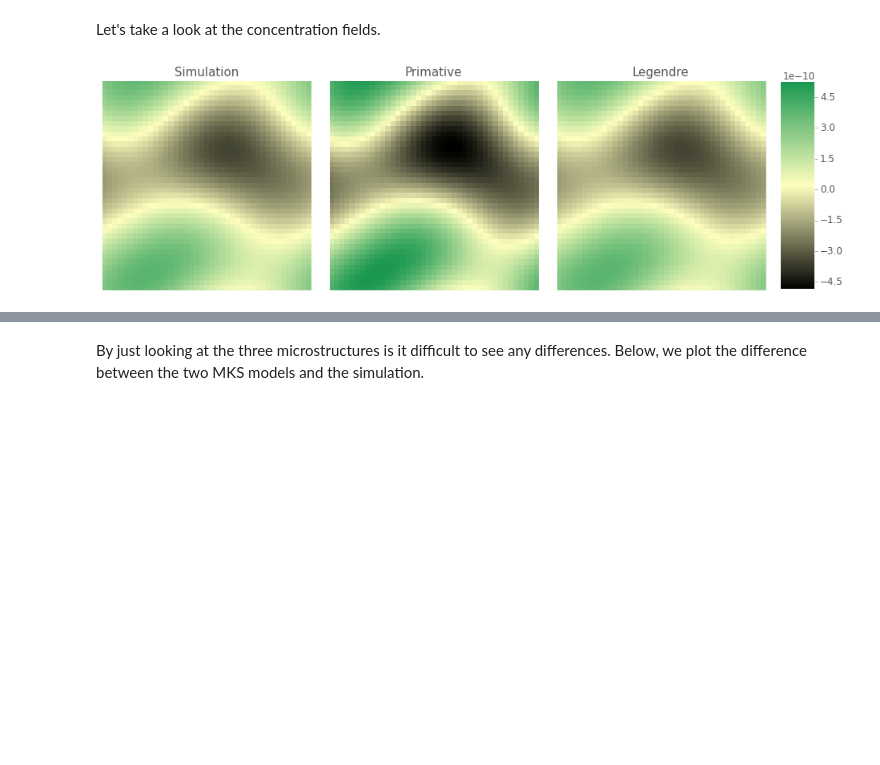
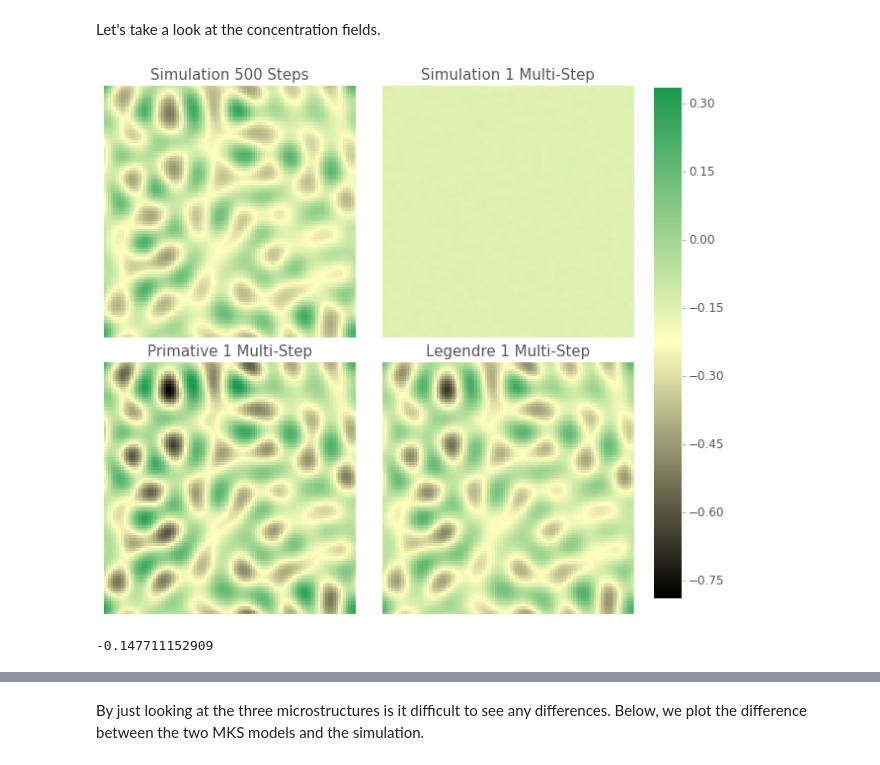
Before and after one commit to davidbrough1/pymks, a Jupyter notebook: notebooks/cahn_hilliard_Legendre.ipynb, the cells around one changed output, grey strips where cells are left out. Saved outputs shown, nothing was run; the diff lists cells and outputs as text; code cells hidden in the pictures; blank space fills up the shorter version.

```diff
--- a/notebooks/cahn_hilliard_Legendre.ipynb
+++ b/notebooks/cahn_hilliard_Legendre.ipynb
@@ -114,11 +143,11 @@ As you can see the `LegendreBasis` converges faster than the `PrimitiveBasis`. I
 # %%
 prim_basis = PrimitiveBasis(n_states=4, domain=[-1, 1])
 prim_model = MKSLocalizationModel(basis=prim_basis)
-prim_model.fit(X, y)
+prim_model.fit(X_train, y_train, size=size)
 
 leg_basis = LegendreBasis(4, [-1, 1])
 leg_model = MKSLocalizationModel(basis=leg_basis)
-leg_model.fit(X, y)
+leg_model.fit(X_train, y_train, size=size)
 # %% [markdown]
 Now let's look at the influence coefficients for both bases.
 
@@ -143,11 +184,18 @@ Now let's do some simulations with both sets of coefficients and compare the res
 In order to compare the difference between the two bases, we need to have the Cahn-Hilliard simulation and the two MKS models start with the same initial concentration `phi0` and evolve in time. In order to do the Cahn-Hilliard simulation we need an instance of the class `CahnHilliardSimulation`.
 # %%
 from pymks.datasets.cahn_hilliard_simulation import CahnHilliardSimulation
-np.random.seed(66)
+np.random.seed(85)
 
-phi0 = np.random.normal(0, 1e-9, ((1,) + size))
-ch_sim = CahnHilliardSimulation(dt=dt)
+# XX = np.zeros(((250,) + size))
+# for ii in range(250):
+#     mean = np.random.random(1) / 5 - 0.1
+#     phi0[ii] = np.random.normal(mean, 1e-2, size)
+# phi0 = make_cahn_hilliard(n_samples=250, size=size, dt=dt, n_steps=1, width=width)[0]
+phi0 = X
+ch_sim = CahnHilliardSimulation(dt=dt, gamma=gamma)
+ch_sim_1 = CahnHilliardSimulation(dt=dt * 500, gamma=gamma)
 phi_sim = phi0.copy()
+phi_sim_1 = phi0.copy()
 phi_prim = phi0.copy()
 phi_legendre = phi0.copy()
 # %% [markdown]
@@ -159,23 +207,2 @@ draw_concentrations([phi0[0]], ['Initial Concentration'])
 # %% [markdown]
 In order to move forward in time, we need to feed the concentration back into the Cahn-Hilliard simulation and the MKS models.
-# %%
-import timeit as tm
-time_steps = 500
-t_start = tm.time.time()
-for steps in range(time_steps):
-    ch_sim.run(phi_sim)
-    phi_sim = ch_sim.response
-t_end = tm.time.time()
-print 'Simulation', t_end - t_start
-
-t_start = tm.time.time()
-for steps in range(time_steps):
-    phi_prim = prim_model.predict(phi_prim)
-t_end = tm.time.time()
-print 'Prim', t_end - t_start
-
-t_start = tm.time.time()
-for steps in range(time_steps):
-    phi_legendre = leg_model.predict(phi_legendre)
-t_end = tm.time.time()
-print 'Legendre', t_end - t_start
@@ -188,7 +263,12 @@ Let's take a look at the concentration fields.
 # %%
 from pymks.tools import draw_concentrations
 
-draw_concentrations((phi_sim[0], phi_prim[0], phi_legendre[0]),
-                    ('Simulation', 'Primative', 'Legendre'))
+draw_concentrations((phi_sim[1], phi_sim_1[1], phi_prim[1], phi_legendre[1]),
+                    ('Simulation 500 Steps', 'Simulation 1 Multi-Step',
+                     'Primative 1 Multi-Step', 'Legendre 1 Multi-Step'))
 # %% [output]
-[figure, old version]
+[figure, new version]
+# %%
+print np.average(phi_prim[1])
+# %% [output]
+-0.147711152909
```
Also changed, not shown: parts of 29 cells of this notebook.
